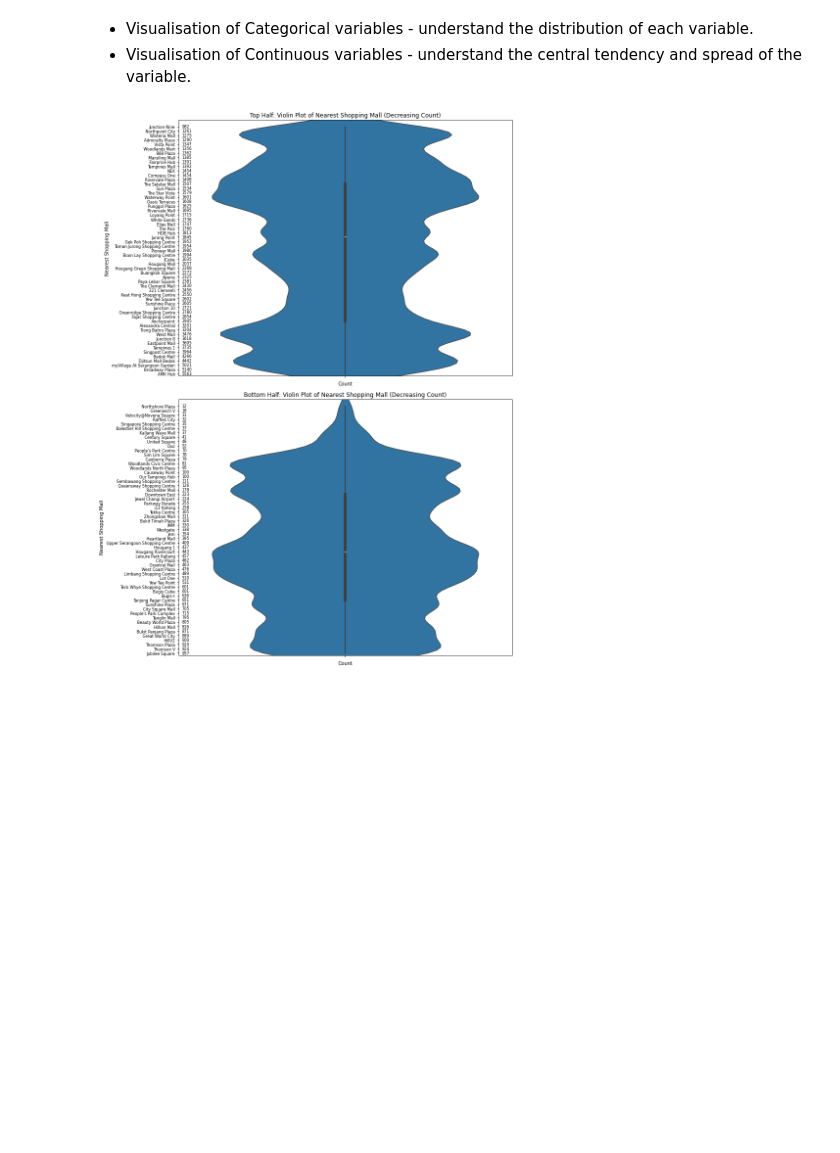
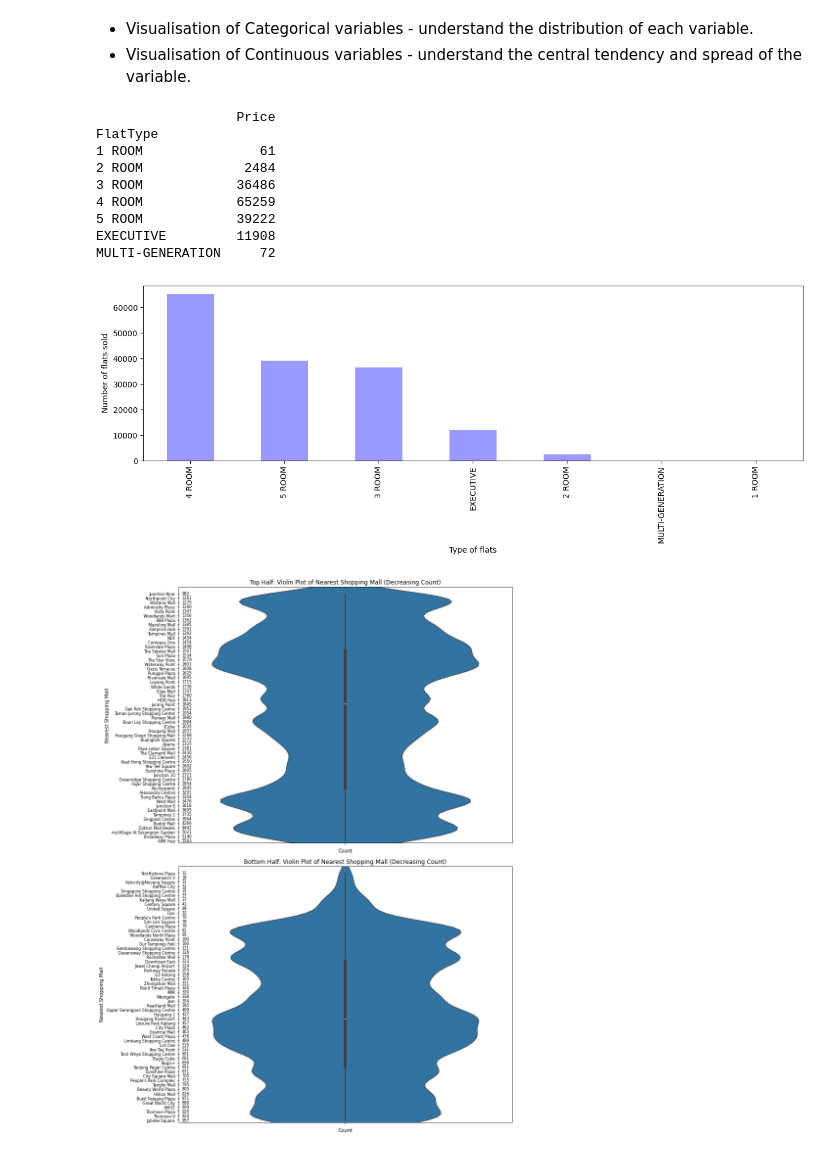
Before and after one commit to DheepthaRajesh/dheeptha_rajesh, a Jupyter notebook: Final-Predict-Public-Housing-Prices.ipynb, the cells around one changed output. Cells and saved outputs as stored; diff of their text form; code cells hidden in the pictures; blank space fills up the shorter version.

Commit message:
added visualisations and tidied up notebook

```diff
--- a/Final-Predict-Public-Housing-Prices.ipynb
+++ b/Final-Predict-Public-Housing-Prices.ipynb
@@ -18,10 +29,10 @@ import warnings
 warnings.filterwarnings('ignore')
 # %%
 # load dataset
-df = pd.read_csv('final_merged_dataset.csv')
+df_final = pd.read_csv('final_merged_dataset.csv')
 
 # print data types of variables
-print(df.info())
+print(df_final.info())
 # %% [output]
 <class 'pandas.core.frame.DataFrame'>
 RangeIndex: 155821 entries, 0 to 155820
@@ -135,3 +108,7 @@ NearestShoppingMall         329
 DistanceFromShoppingMall    329
 ShoppingMallDistribution    329
 dtype: int64
+# %%
+# drop all missing values
+df_final.dropna(inplace=True)
+print(df_final.isnull().sum())
@@ -138,13 +133,13 @@ dtype: int64
 # %%
 #convert Remaining Lease to Decimal
 # Extract years and months from RemainingLease
-df['years_remaining'] = df['RemainingLease'].str.extract('(\d+) years').astype(float)
-df['months_remaining'] = df['RemainingLease'].str.extract('(\d+) months').astype(float)
+df_final['years_remaining'] = df_final['RemainingLease'].str.extract('(\d+) years').astype(float)
+df_final['months_remaining'] = df_final['RemainingLease'].str.extract('(\d+) months').astype(float)
 
 # Convert years and months to decimal
-df['months_remaining'].fillna(0, inplace=True)
-df['decimal_remaining_lease'] = df['years_remaining'] + df['months_remaining'] / 12
-print(df.head())
+df_final['months_remaining'].fillna(0, inplace=True)
+df_final['decimal_remaining_lease'] = df_final['years_remaining'] + df_final['months_remaining'] / 12
+print(df_final.head())
 # %% [output]
    Index        Town FlatType Block             Street StoreyRange  \
 0      0  ANG MO KIO   2 ROOM   406  ANG MO KIO AVE 10    10 TO 12
@@ -168,6 +163,29 @@ print(df.head())
 # %% [markdown]
 - Visualisation of Categorical variables - understand the distribution of each variable.
 - Visualisation of Continuous variables - understand the central tendency and spread of the variable.
+# %%
+# View counts of different flat types sold
+# Results: lack of transaction activities for flat type - "1 ROOM", "2 ROOMS" and "Multi-Generation" flat types.
+print(df_final.pivot_table(values='Price', index='FlatType',aggfunc=pd.Series.count))
+
+group_df = df_final.groupby('FlatType')['FlatType'].agg('count')
+fig, axes = plt.subplots(figsize=(15, 4))
+group_df.sort_values(ascending=False).plot(kind='bar', color='b', alpha=0.4)
+
+plt.ylabel('Number of flats sold')
+plt.xlabel('Type of flats')
+plt.show()
+# %% [output]
+                  Price
+FlatType
+1 ROOM               61
+2 ROOM             2484
+3 ROOM            36486
+4 ROOM            65259
+5 ROOM            39222
+EXECUTIVE         11908
+MULTI-GENERATION     72
+[figure, added]
 # %%
 # Violin plot for Nearest Shopping Mall - Categorical variable
 # A violin plot displays the distribution of data across categories using the width to represent density
```
Also changed, not shown: parts of 11 cells of this notebook.
